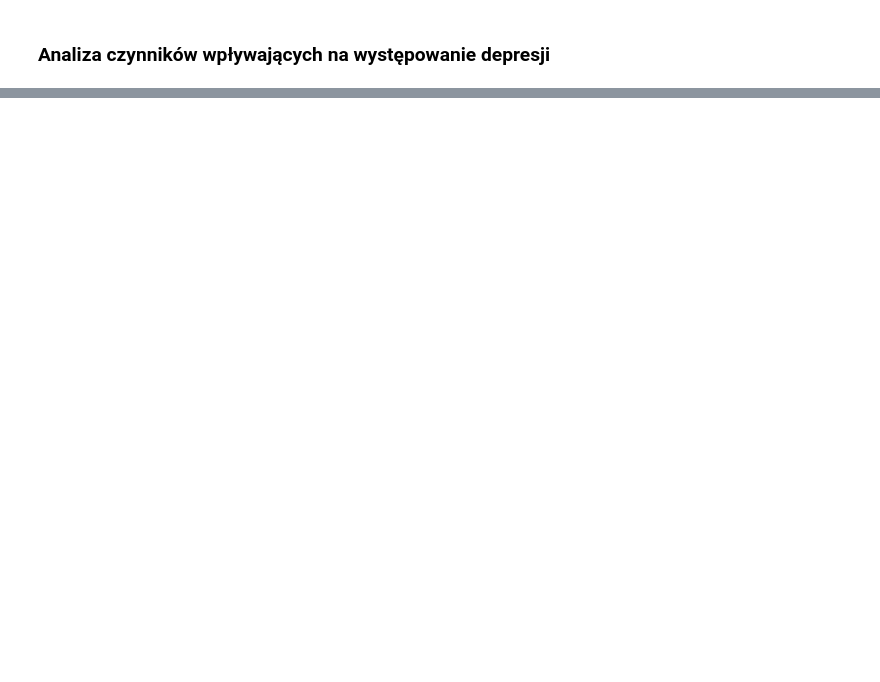
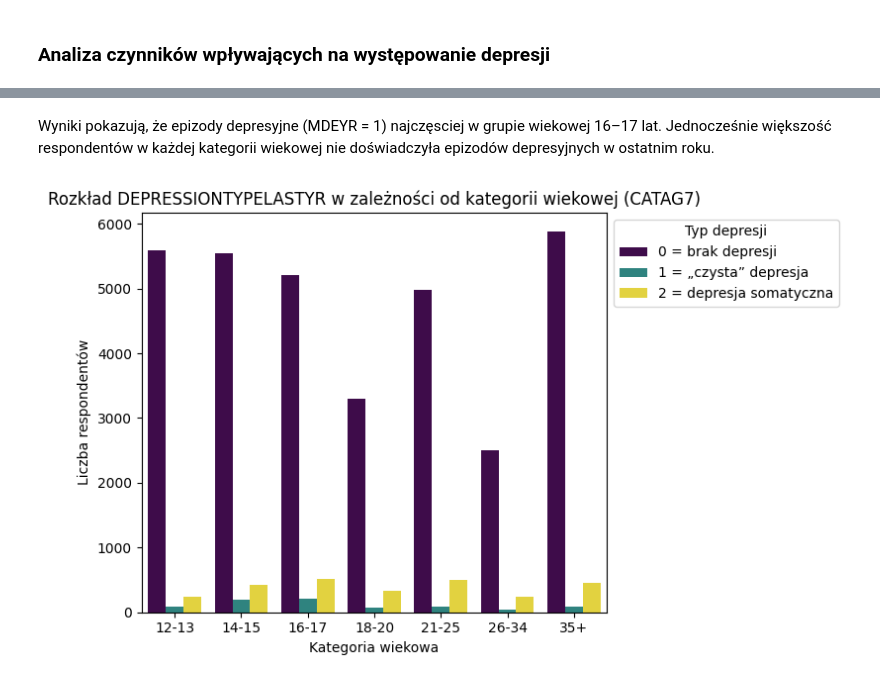
Before and after one commit to mmcza/Gender-Mental-Illness-and-Crime-in-the-United-States-Analysis, a Jupyter notebook: Mental-Illness-Analysis.ipynb, the cells around one changed output, grey strips where cells are left out. Drawn from its saved outputs; the diff is of its cells as text; code cells hidden in the pictures; blank space fills up the shorter version.

```diff
--- a/Mental-Illness-Analysis.ipynb
+++ b/Mental-Illness-Analysis.ipynb
@@ -311,0 +407,30 @@ df = df_imputed
+# %% [markdown]
+Wyniki pokazują, że epizody depresyjne (MDEYR = 1)  najczęsciej w grupie wiekowej 16–17 lat. Jednocześnie większość respondentów w każdej kategorii wiekowej nie doświadczyła epizodów depresyjnych w ostatnim roku.
+# %%
+plt.figure(figsize=(8, 5))
+sns.countplot(
+    data=data_df,
+    x='CATAG7_str',
+    hue='DEPRESSIONTYPELASTYR',
+    palette='viridis',
+    order=['12-13', '14-15', '16-17', '18-20', '21-25', '26-34', '35+']
+)
+
+plt.title('Rozkład DEPRESSIONTYPELASTYR w zależności od kategorii wiekowej (CATAG7)')
+plt.xlabel('Kategoria wiekowa')
+plt.ylabel('Liczba respondentów')
+plt.legend(
+    title='Typ depresji',
+    labels=[
+        '0 = brak depresji',
+        '1 = „czysta” depresja',
+        '2 = depresja somatyczna'
+    ],
+    loc='upper left',
+    bbox_to_anchor=(1, 1)
+)
+plt.xticks(rotation=0)
+plt.tight_layout()
+plt.show()
+# %% [output]
+[figure, added]
```
Also changed, not shown: parts of 37 cells of this notebook, 1 other file.
